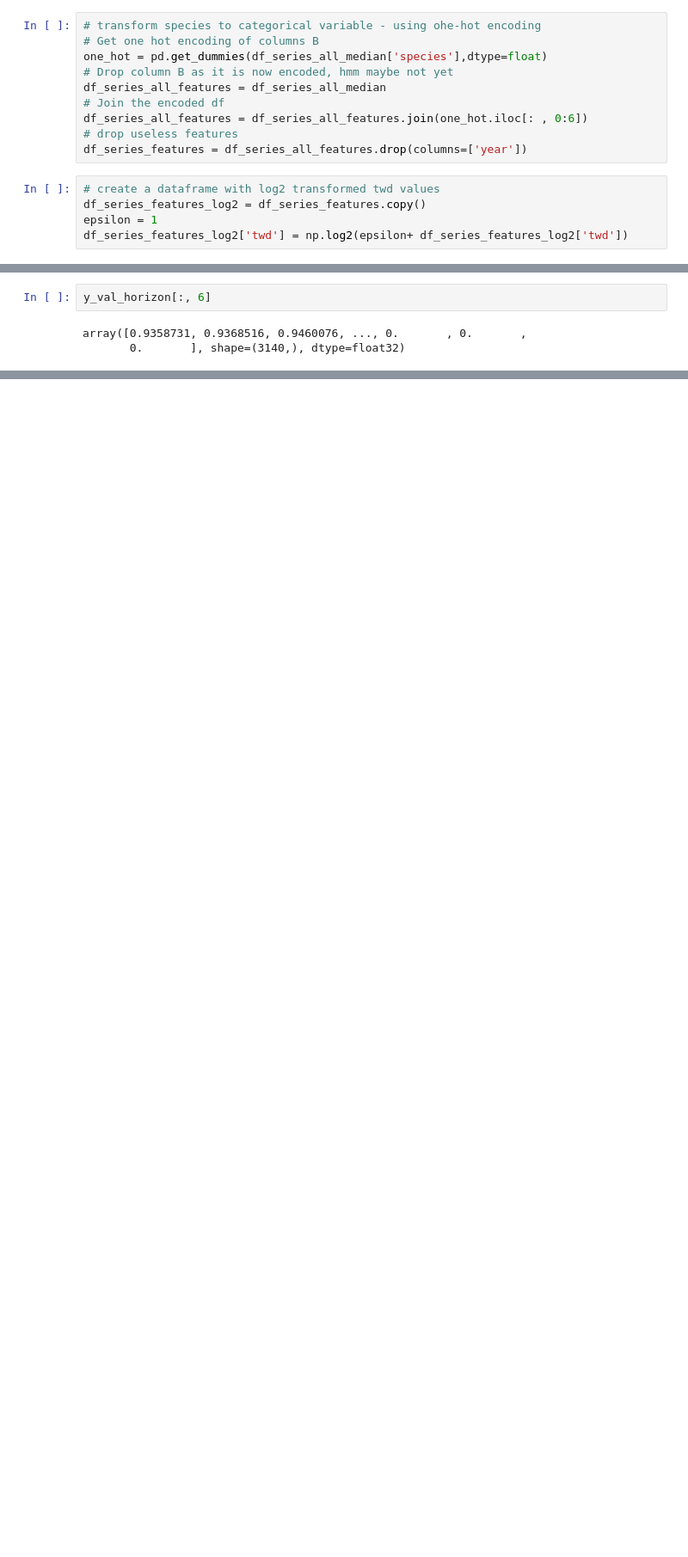
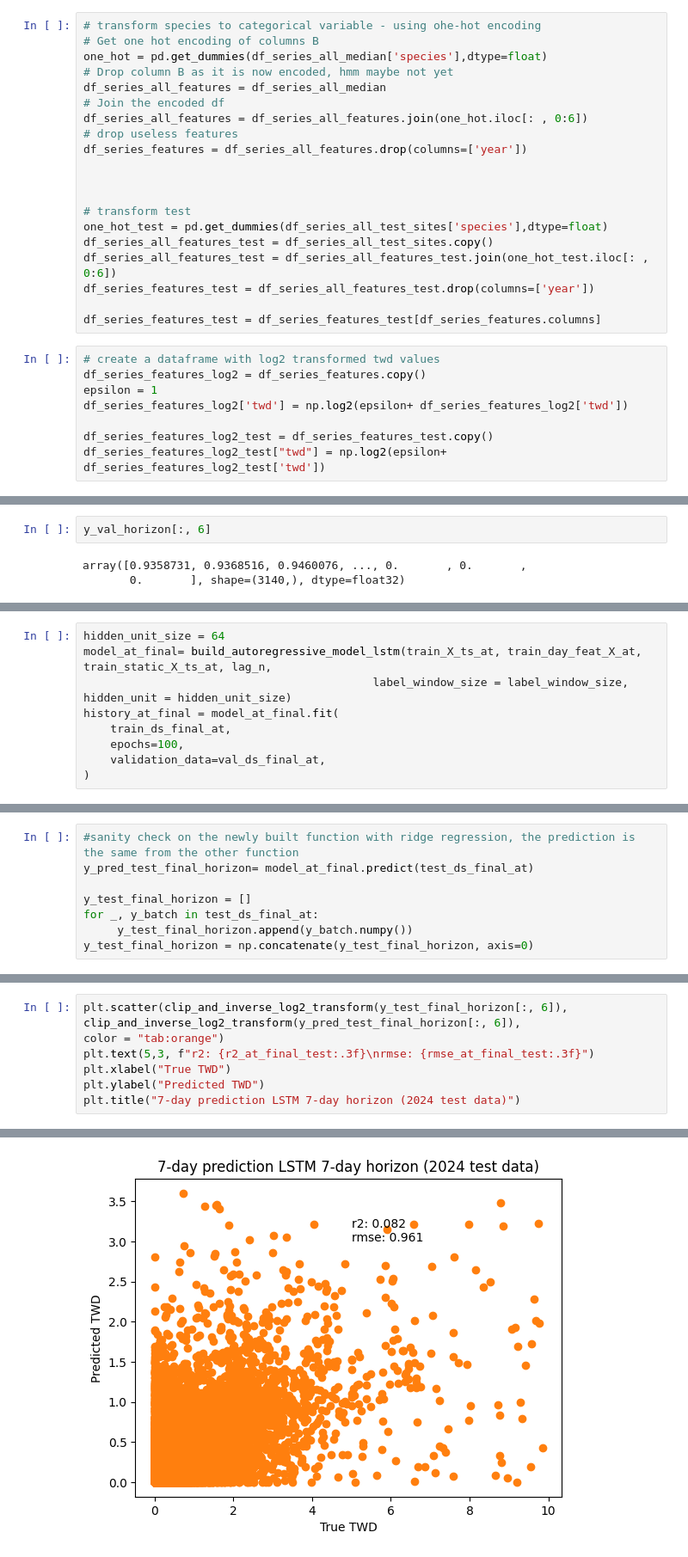
Before and after one commit to PinaColadast/eth-capstone-treewater-deficit, a Jupyter notebook: 03_RNN_small_models_horizon.ipynb, the cells around one changed output, grey strips where cells are left out. Shown at 86% size. Drawn from its saved outputs; the diff is of its cells as text; blank space fills up the shorter version.

```diff
--- a/03_RNN_small_models_horizon.ipynb
+++ b/03_RNN_small_models_horizon.ipynb
@@ -117,11 +118,24 @@ df_series_all_features = df_series_all_median
 df_series_all_features = df_series_all_features.join(one_hot.iloc[: , 0:6])
 # drop useless features
 df_series_features = df_series_all_features.drop(columns=['year'])
+
+
+
+# transform test
+one_hot_test = pd.get_dummies(df_series_all_test_sites['species'],dtype=float)
+df_series_all_features_test = df_series_all_test_sites.copy()
+df_series_all_features_test = df_series_all_features_test.join(one_hot_test.iloc[: , 0:6])
+df_series_features_test = df_series_all_features_test.drop(columns=['year'])
+
+df_series_features_test = df_series_features_test[df_series_features.columns]
 # %%
 # create a dataframe with log2 transformed twd values
 df_series_features_log2 = df_series_features.copy()
 epsilon = 1
 df_series_features_log2['twd'] = np.log2(epsilon+ df_series_features_log2['twd'])
+
+df_series_features_log2_test = df_series_features_test.copy()
+df_series_features_log2_test["twd"] = np.log2(epsilon+ df_series_features_log2_test['twd'])
 # %%
 plt.hist(df_series_features_log2['twd'])
 # %% [output]
@@ -736,0 +774,9 @@ Text(0.5, 1.0, '7-day prediction LSTM 7-day horizon')
+# %%
+hidden_unit_size = 64
+model_at_final= build_autoregressive_model_lstm(train_X_ts_at, train_day_feat_X_at, train_static_X_ts_at, lag_n,
+                                           label_window_size = label_window_size, hidden_unit = hidden_unit_size)
+history_at_final = model_at_final.fit(
+    train_ds_final_at,
+    epochs=100,
+    validation_data=val_ds_final_at,
+)
@@ -736,0 +801,8 @@ Text(0.5, 1.0, '7-day prediction LSTM 7-day horizon')
+# %%
+#sanity check on the newly built function with ridge regression, the prediction is the same from the other function
+y_pred_test_final_horizon= model_at_final.predict(test_ds_final_at)
+
+y_test_final_horizon = []
+for _, y_batch in test_ds_final_at:
+     y_test_final_horizon.append(y_batch.numpy())
+y_test_final_horizon = np.concatenate(y_test_final_horizon, axis=0)
@@ -736,0 +824,8 @@ Text(0.5, 1.0, '7-day prediction LSTM 7-day horizon')
+# %%
+plt.scatter(clip_and_inverse_log2_transform(y_test_final_horizon[:, 6]), clip_and_inverse_log2_transform(y_pred_test_final_horizon[:, 6]),
+color = "tab:orange")
+plt.text(5,3, f"r2: {r2_at_final_test:.3f}\nrmse: {rmse_at_final_test:.3f}")
+plt.xlabel("True TWD")
+plt.ylabel("Predicted TWD")
+plt.title("7-day prediction LSTM 7-day horizon (2024 test data)")
+# %% [output]
@@ -736,0 +833 @@ Text(0.5, 1.0, '7-day prediction LSTM 7-day horizon')
+[figure, added]
```
Also changed, not shown: parts of 23 cells of this notebook, 2 other files.
